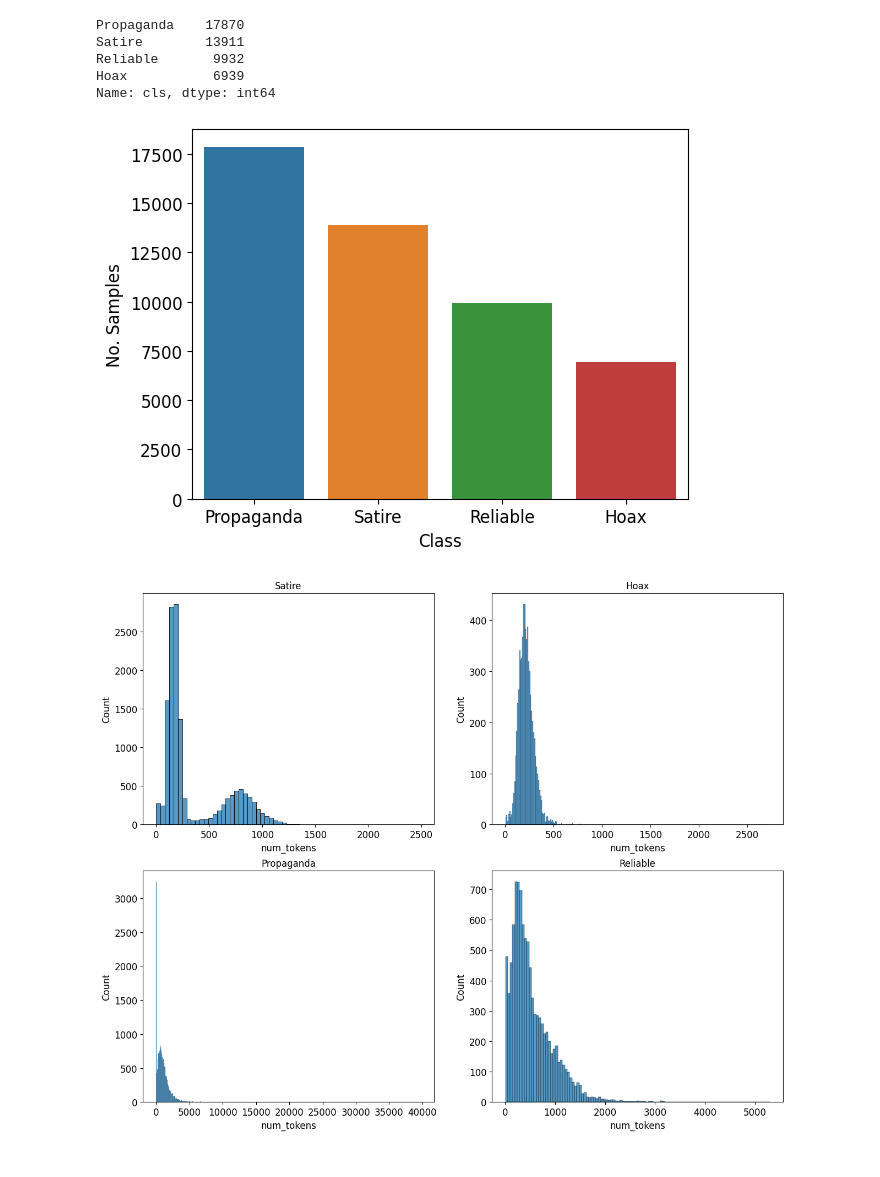
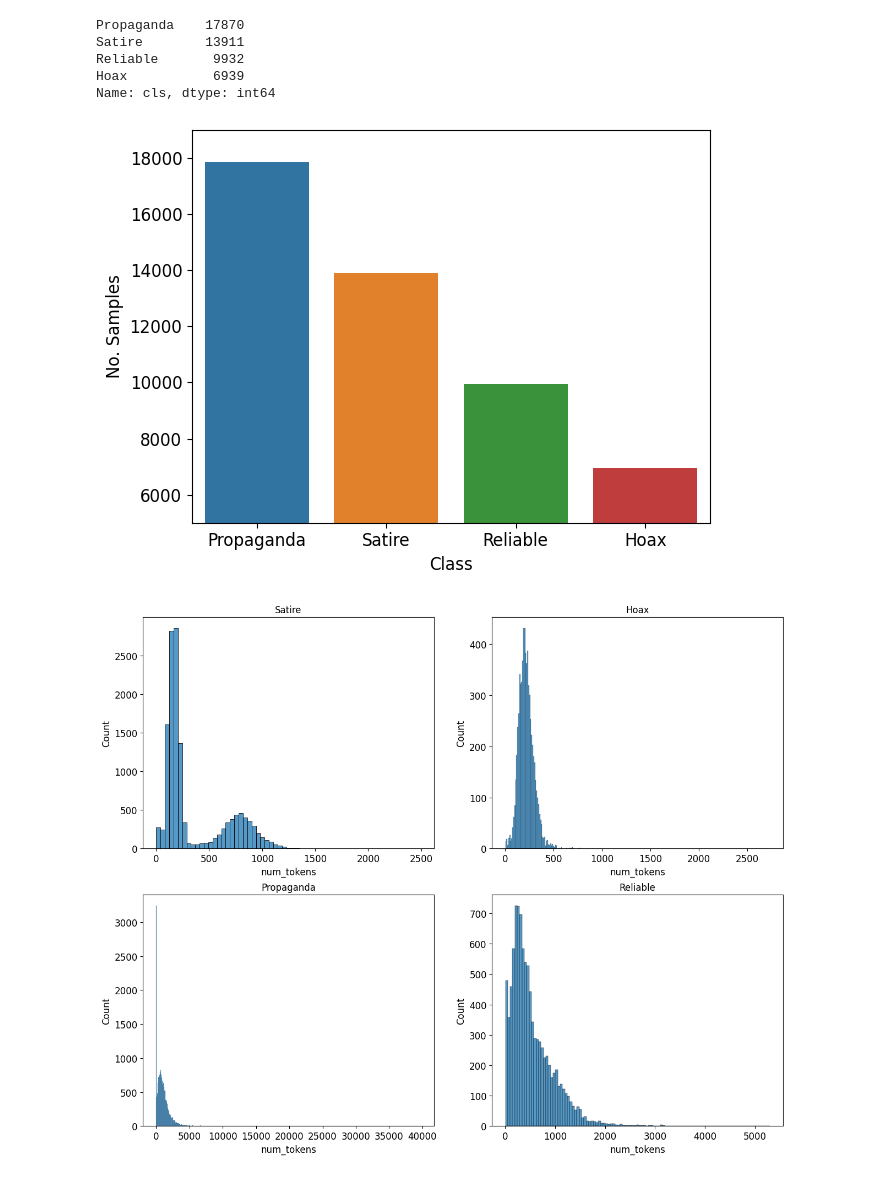
Before and after one commit to supperted825/LUN-TextClassification, a Jupyter notebook: notebooks/exploration.ipynb, the cells around one changed output. Cells and saved outputs as stored; diff of their text form; code cells hidden in the pictures.

```diff
--- a/notebooks/exploration.ipynb
+++ b/notebooks/exploration.ipynb
@@ -55,12 +56,14 @@ Name: cls, dtype: int64
 # %%
 cls_counts = data['cls'].map(cls_names).value_counts()
 sns.barplot(x=cls_counts.index, y=cls_counts.values)
 plt.ylabel('No. Samples')
 plt.xlabel('Class')
+plt.tight_layout()
+plt.ylim(5000, 19000)
 plt.savefig('../figures/class_count.jpg', dpi=300, bbox_inches='tight')
 plt.show()
 # %% [output]
-[figure, old version]
+[figure, new version]
 # %%
 data['num_tokens'] = data['text'].apply(lambda x: len(wordpunct_tokenize(x)))
 
```
Also changed, not shown: parts of 16 cells of this notebook, 1 other file.
